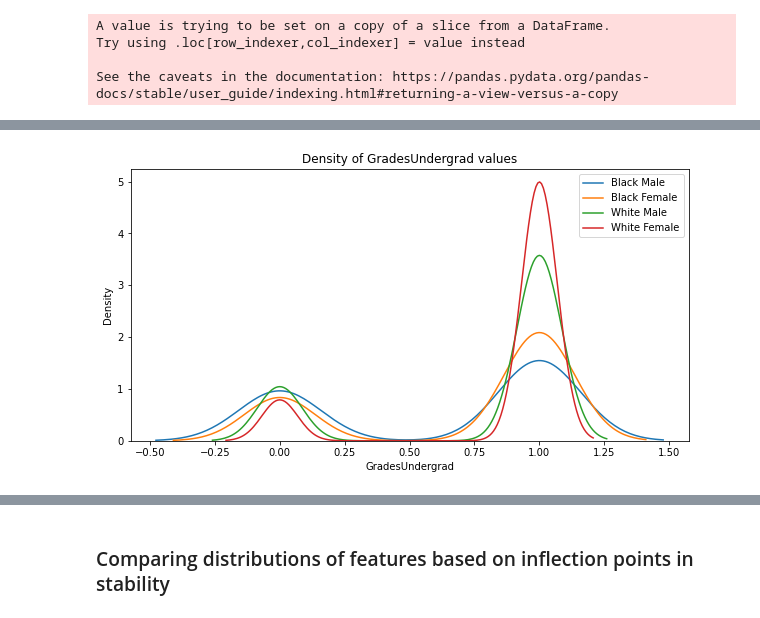
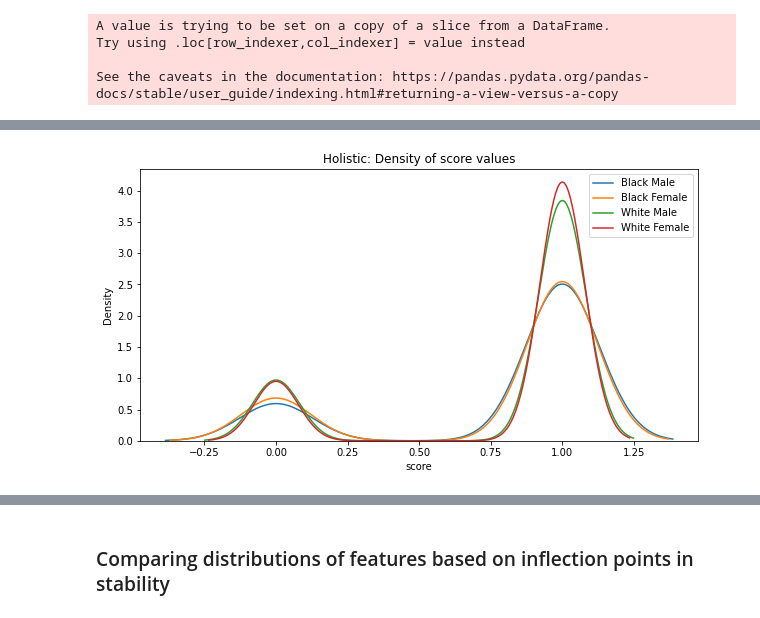
Before and after one commit to lurosenb/Swap_Auditor, a Jupyter notebook: nels_stability_tests.ipynb, the cells around one changed output, grey strips where cells are left out. Saved outputs shown, nothing was run; the diff lists cells and outputs as text; code cells hidden in the pictures.

```diff
--- a/nels_stability_tests.ipynb
+++ b/nels_stability_tests.ipynb
@@ -123,13 +123,13 @@ def get_stability_df(columns, marginal_features):
 # %% [markdown]
 #### Graphing functions
 # %%
-def plot_density(dfs, labels, outcome, ax):
+def plot_density(dfs, labels, outcome, feature_set, ax):
     for i in range(len(dfs)):
         df = dfs[i]
         # print(f'rows {labels[i]}: {df.shape[0]}')
         sns.kdeplot(df[outcome], ax=ax, label=labels[i])
 
-    ax.set_title(f'Density of {outcome} values')
+    ax.set_title(f'{feature_set}: Density of {outcome} values')
     ax.set_xlabel(outcome)
     ax.legend()
 # %%
@@ -141,11 +141,11 @@ def plot_density_by_protected_class(df, outcome):
 # %%
-def plot_density_intersectional(df, outcome):
+def plot_density_intersectional(df, outcome, feature_set):
     fig, ax = plt.subplots()
     fig.set_size_inches(10, 5)
     plot_density([df.loc[(df['Sex'] == 1) & (df['Race'] == 3)],
                 df.loc[(df['Sex'] == 2) & (df['Race'] == 3)],
                 df.loc[(df['Sex'] == 1) & (df['Race'] == 4)],
-                df.loc[(df['Sex'] == 2) & (df['Race'] == 4)]], ['Black Male', 'Black Female', 'White Male', 'White Female'], outcome, ax)
+                df.loc[(df['Sex'] == 2) & (df['Race'] == 4)]], ['Black Male', 'Black Female', 'White Male', 'White Female'], outcome, feature_set, ax)
 # %%
 # sex: 1 = M, 2 = F
 # race: 3 = Black, 4 = white
@@ -345,4 +337,4 @@ plot_density_by_protected_class(holistic_df, target_col)
 # %%
-plot_density_intersectional(holistic_df, target_col)
+plot_density_intersectional(holistic_df, 'score', 'Holistic')
 # %% [output]
-[figure, old version]
+[figure, new version]
```
Also changed, not shown: parts of 16 cells of this notebook.
